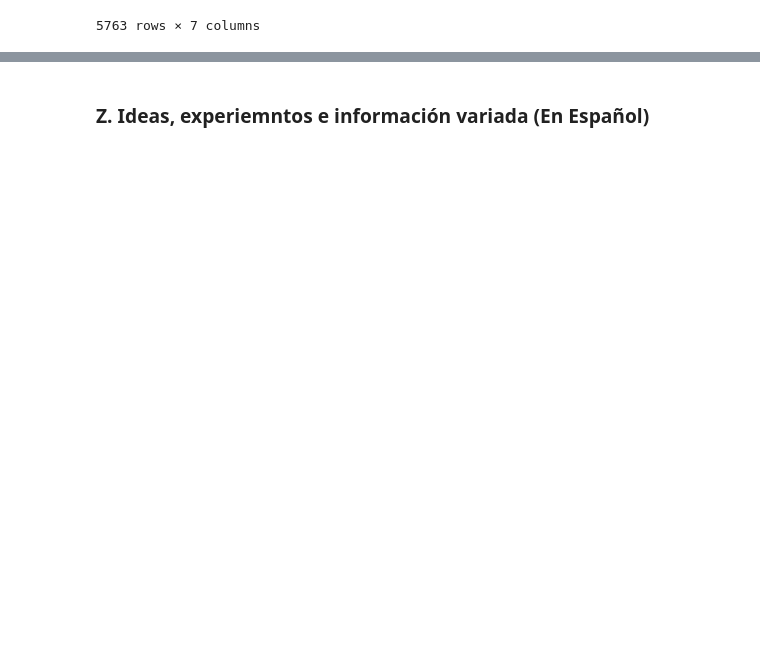
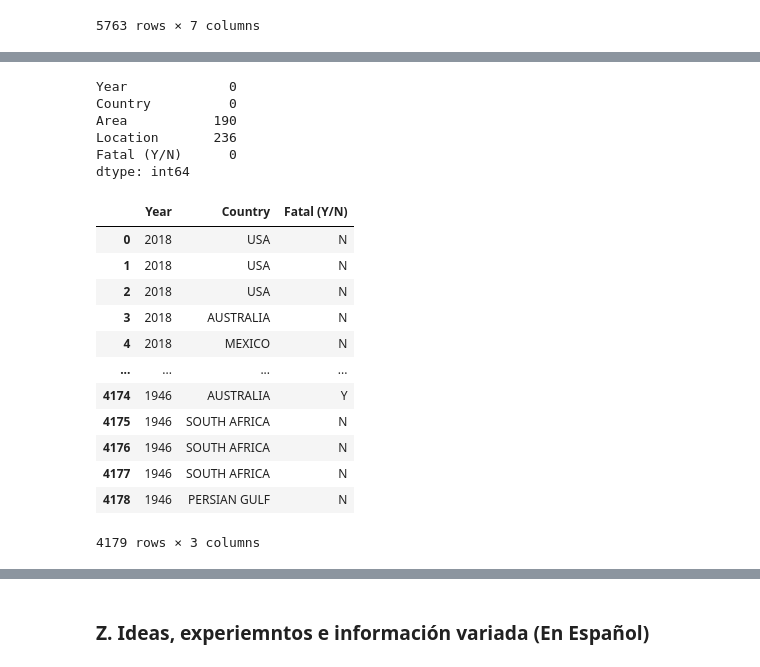
Before and after one commit to DiSanchz/data-cleaning-pandas, a Jupyter notebook: clean.ipynb, the cells around one changed output, grey strips where cells are left out. Drawn from its saved outputs; the diff is of its cells as text; code cells hidden in the pictures; blank space fills up the shorter version.

```diff
--- a/clean.ipynb
+++ b/clean.ipynb
@@ -506,0 +555,36 @@ sns.regplot(x= "Year", y="Ratio" , data=MR_df);
+# %%
+#Nans that can be filled are filled, and those that cannot be filled are deleted, after checking that there are no nulls
+#in "Country" to be potentially filled with information from "Area" and/or "Location", these columns are discarded too
+type(attacks_1_4_1)
+attacks_1_4_1.at[2725, 'Country'] = "UNITED KINGDOM"
+attacks_1_4_1.at[3314, 'Country'] = "USA"
+attacks_1_4_1.at[3679, 'Country'] = "AUSTRALIA"
+attacks_1_4_1.at[3870, 'Country'] = "MYANMAR"
+attacks_1_4_1.at[3905, 'Country'] = "MADAGASCAR"
+attacks_1_4_1.at[4121, 'Country'] = "CUBA"
+attacks_1_4_2 = attacks_1_4_1[attacks_1_4_1['Country'].notna()]
+print(attacks_1_4_2.isna().sum())
+attacks_1_4_2.reset_index(inplace=True)
+attacks_1_4_2 = attacks_1_4_2.drop(["Area", "Location", "index"], axis=1)
+
+display(attacks_1_4_2)
+# %% [output]
+Year             0
+Country          0
+Area           190
+Location       236
+Fatal (Y/N)      0
+dtype: int64
+|  | Year | Country | Fatal (Y/N) |
+| 0 | 2018 | USA | N |
+| 1 | 2018 | USA | N |
+| 2 | 2018 | USA | N |
+| 3 | 2018 | AUSTRALIA | N |
+| 4 | 2018 | MEXICO | N |
+| ... | ... | ... | ... |
+| 4174 | 1946 | AUSTRALIA | Y |
+| 4175 | 1946 | SOUTH AFRICA | N |
+| 4176 | 1946 | SOUTH AFRICA | N |
+| 4177 | 1946 | SOUTH AFRICA | N |
+| 4178 | 1946 | PERSIAN GULF | N |
+4179 rows × 3 columns
```
Also changed, not shown: parts of 38 cells of this notebook.
